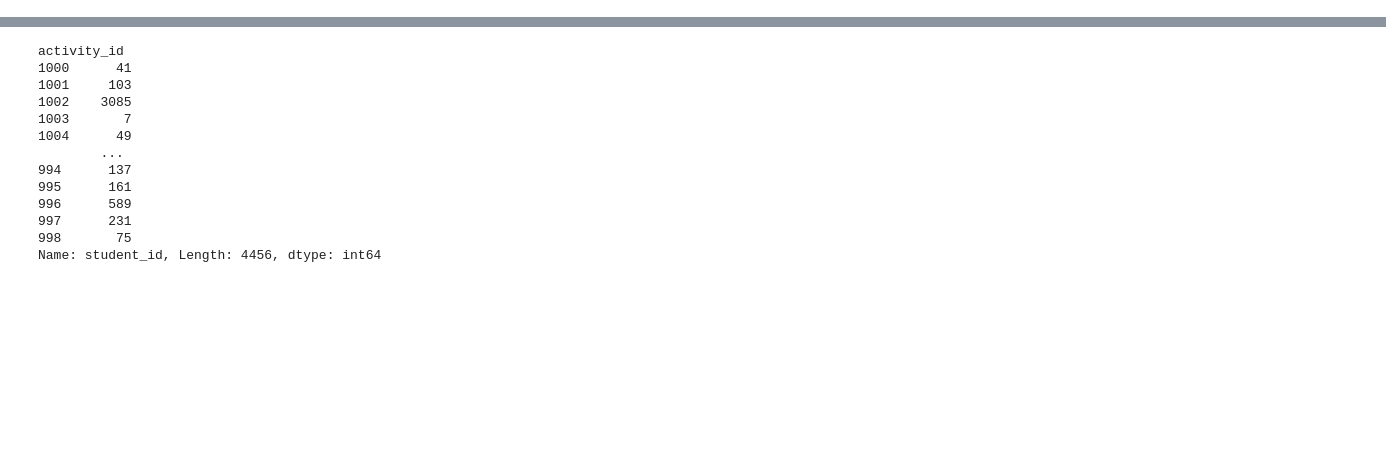
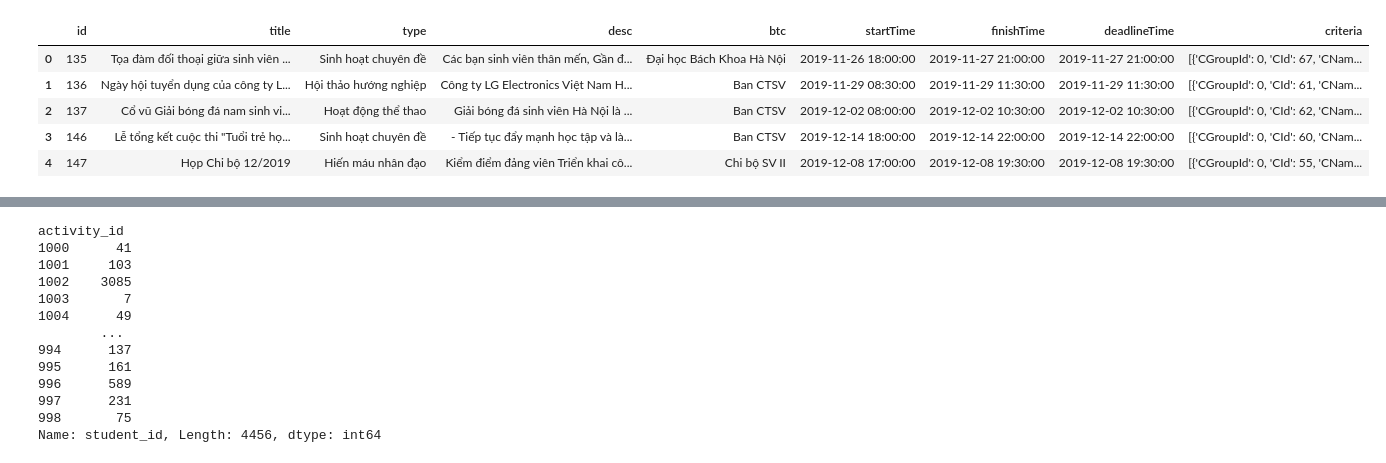
Before and after one commit to qducnguyen/reHUSTER-ctsv, a Jupyter notebook: notebooks/2_eda.ipynb, the cells around one changed output, grey strips where cells are left out. Saved outputs shown, nothing was run; the diff lists cells and outputs as text; code cells hidden in the pictures; blank space fills up the shorter version.

```diff
--- a/notebooks/2_eda.ipynb
+++ b/notebooks/2_eda.ipynb
@@ -23,0 +26,5 @@ df
+# %%
+with open(os.path.join(CLEANED_DATA_OUTPUT, "user_info_cleaned.csv")) as fIn:
+    df_user = pd.read_csv(fIn)
+
+df_user.head()
@@ -23,0 +38,12 @@ df
+# %%
+with open(os.path.join(CLEANED_DATA_OUTPUT, "activity_info_cleaned.csv")) as fIn:
+    df_activity = pd.read_csv(fIn)
+
+df_activity.head()
+# %% [output]
+|  | id | title | type | desc | btc | startTime | finishTime | deadlineTime | criteria |
+| 0 | 135 | Tọa đàm đối thoại giữa sinh viên ... | Sinh hoạt chuyên đề | Các bạn sinh viên thân mến, Gần đ... | Đại học Bách Khoa Hà Nội | 2019-11-26 18:00:00 | 2019-11-27 21:00:00 | 2019-11-27 21:00:00 | [{'CGroupId': 0, 'CId': 67, 'CNam... |
+| 1 | 136 | Ngày hội tuyển dụng của công ty L... | Hội thảo hướng nghiệp | Công ty LG Electronics Việt Nam H... | Ban CTSV | 2019-11-29 08:30:00 | 2019-11-29 11:30:00 | 2019-11-29 11:30:00 | [{'CGroupId': 0, 'CId': 61, 'CNam... |
+| 2 | 137 | Cổ vũ Giải bóng đá nam sinh vi... | Hoạt động thể thao | Giải bóng đá sinh viên Hà Nội là ... | Ban CTSV | 2019-12-02 08:00:00 | 2019-12-02 10:30:00 | 2019-12-02 10:30:00 | [{'CGroupId': 0, 'CId': 62, 'CNam... |
+| 3 | 146 | Lễ tổng kết cuộc thi "Tuổi trẻ họ... | Sinh hoạt chuyên đề | - Tiếp tục đẩy mạnh học tập và là... | Ban CTSV | 2019-12-14 18:00:00 | 2019-12-14 22:00:00 | 2019-12-14 22:00:00 | [{'CGroupId': 0, 'CId': 60, 'CNam... |
+| 4 | 147 | Họp Chi bộ 12/2019 | Hiến máu nhân đạo | Kiểm điểm đảng viên Triển khai cô... | Chi bộ SV II | 2019-12-08 17:00:00 | 2019-12-08 19:30:00 | 2019-12-08 19:30:00 | [{'CGroupId': 0, 'CId': 55, 'CNam... |
```
Also changed, not shown: parts of 15 cells of this notebook, 1 other file.
